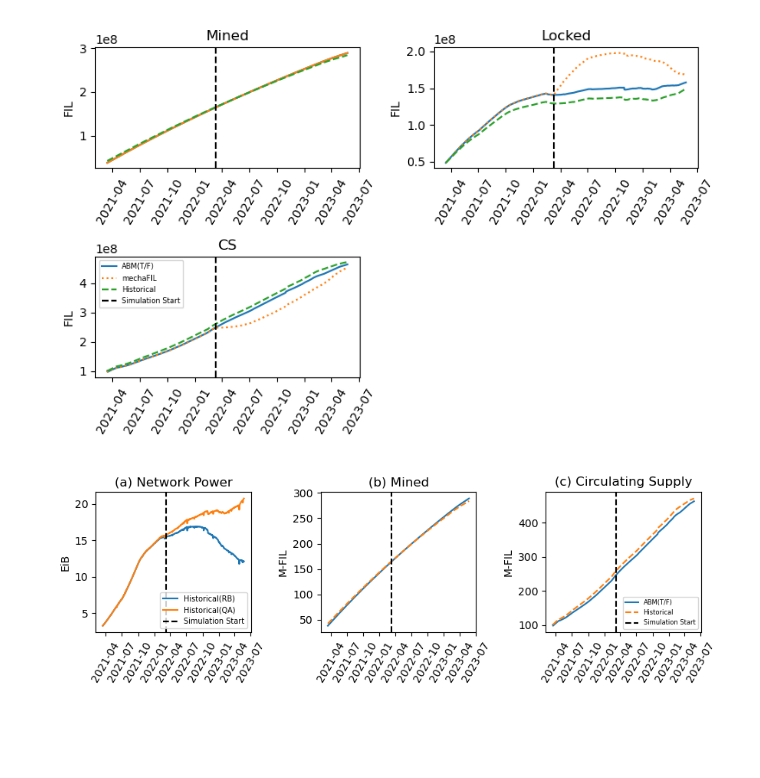
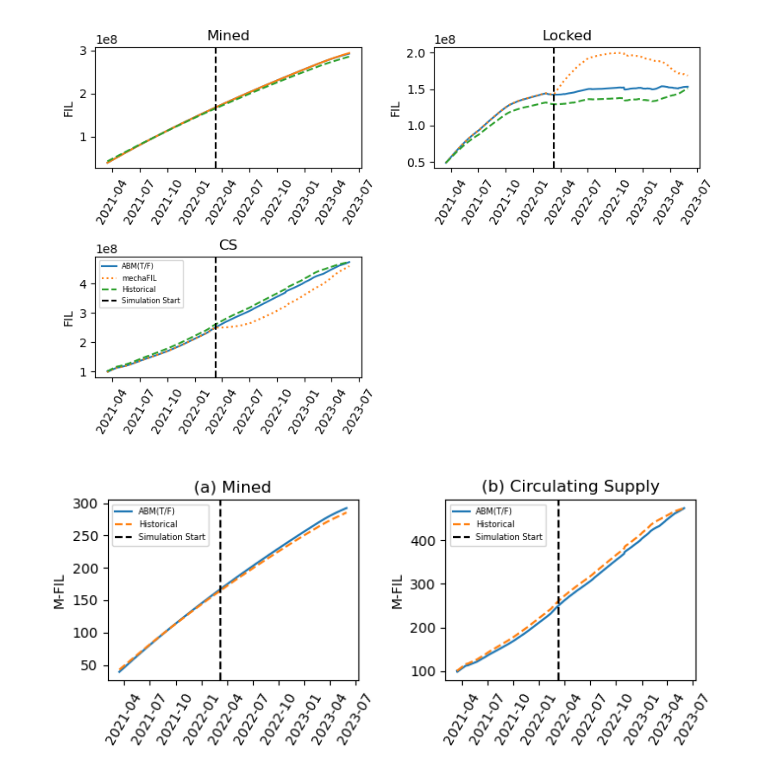
Before and after one commit to protocol/filecoin-agent-twin, a Jupyter notebook: notebooks/backtest.ipynb, the cells around one changed output. Cells and saved outputs as stored; diff of their text form; code cells hidden in the pictures; blank space fills up the shorter version.

```diff
--- a/notebooks/backtest.ipynb
+++ b/notebooks/backtest.ipynb
@@ -36,7 +36,7 @@ numpyro.set_host_device_count(NDEVICES)
 data_start_date = date(2021, 3, 15)
 n_months_offset = 12
 simulation_start_date = data_start_date + timedelta(days=n_months_offset*30)
-end_date = datetime.today().date() - timedelta(days=1)
+end_date = date(2023, 6, 1)
 
 num_agents = 20
 
@@ -267,38 +273,39 @@ plt.tight_layout()
 # %%
 # compare the two
 model_df = filecoin_model1.filecoin_df
 
-plt.figure(figsize=(9,3))
-plt.subplot(1,3,1)
-# plt.plot(model_df['date'], model_df['total_raw_power_eib'], label='Model(RB)')
-plt.plot(merged_df['date'], merged_df['total_raw_power_eib'], label='Historical(RB)')
-# plt.plot(model_df['date'], model_df['total_qa_power_eib'], label='Model(QA)')
-plt.plot(merged_df['date'], merged_df['total_qa_power_eib'], label='Historical(QA)')
-# plt.plot(model_df['date'], model_df['network_baseline'] / 2**60, label='Baseline')
-plt.axvline(x=simulation_start_date, color='k', linestyle='--', label='Simulation Start')
-plt.legend(fontsize=7)
-plt.xticks(rotation=60)
-plt.ylabel('EiB')
-plt.title('(a) Network Power')
+plt.figure(figsize=(7,3))
+# plt.subplot(1,3,1)
+# # plt.plot(model_df['date'], model_df['total_raw_power_eib'], label='Model(RB)')
+# plt.plot(merged_df['date'], merged_df['total_raw_power_eib'], label='Historical(RB)')
+# # plt.plot(model_df['date'], model_df['total_qa_power_eib'], label='Model(QA)')
+# plt.plot(merged_df['date'], merged_df['total_qa_power_eib'], label='Historical(QA)')
+# # plt.plot(model_df['date'], model_df['network_baseline'] / 2**60, label='Baseline')
+# plt.axvline(x=simulation_start_date, color='k', linestyle='--', label='Simulation Start')
+# plt.legend(fontsize=7)
+# plt.xticks(rotation=60)
+# plt.ylabel('EiB')
+# plt.title('(a) Network Power')
 
-plt.subplot(1,3,2)
+plt.subplot(1,2,1)
 plt.plot(filecoin_model1.filecoin_df['date'], filecoin_model1.filecoin_df['cum_network_reward']/1e6, label='ABM(T/F)')
 plt.plot(merged_df['date'], merged_df['mined_fil']/1e6, label='Historical', linestyle='--')
 plt.axvline(x=simulation_start_date, color='k', linestyle='--', label='Simulation Start')
 plt.xticks(rotation=60)
+plt.legend(fontsize=6)
 plt.ylabel('M-FIL')
-plt.title('(b) Mined')
+plt.title('(a) Mined')
 
-plt.subplot(1,3,3)
+plt.subplot(1,2,2)
 plt.plot(filecoin_model1.filecoin_df['date'], filecoin_model1.filecoin_df['circ_supply']/1e6, label='ABM(T/F)')
 plt.plot(merged_df['date'], merged_df['circulating_fil']/1e6, label='Historical', linestyle='--')
 plt.axvline(x=simulation_start_date, color='k', linestyle='--', label='Simulation Start')
 plt.legend(fontsize=6)
 plt.xticks(rotation=60)
 plt.ylabel('M-FIL')
-plt.title('(c) Circulating Supply')
+plt.title('(b) Circulating Supply')
 
 plt.tight_layout()
 plt.savefig('/Users/kiran/Documents/abm/figures/backtest.png')
 # %% [output]
-[figure, old version]
+[figure, new version]
```
Also changed, not shown: parts of 4 cells of this notebook, 6 other files.
